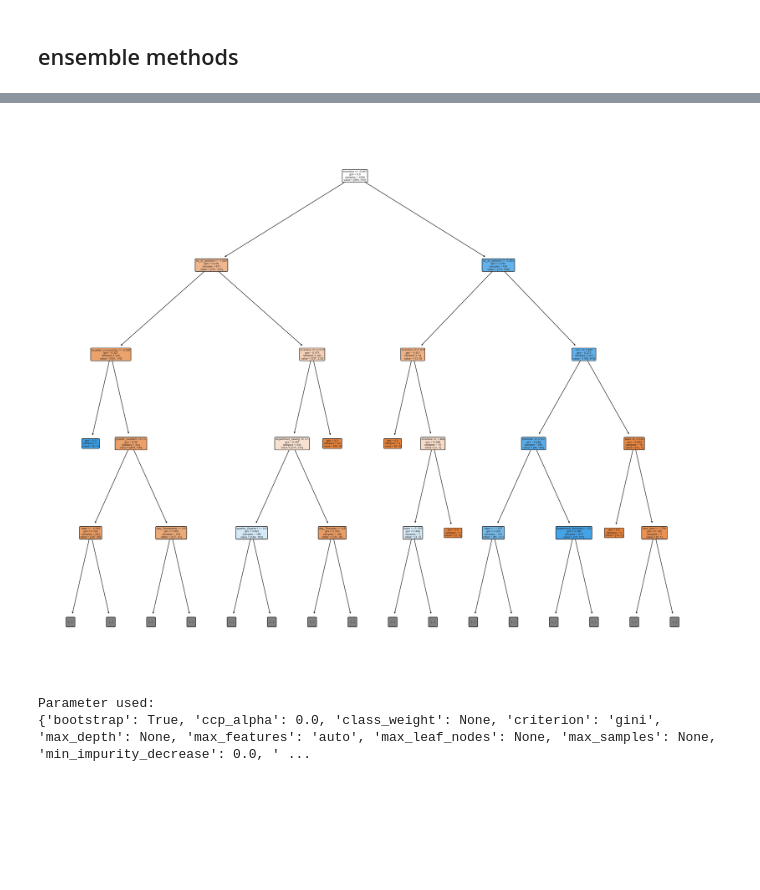
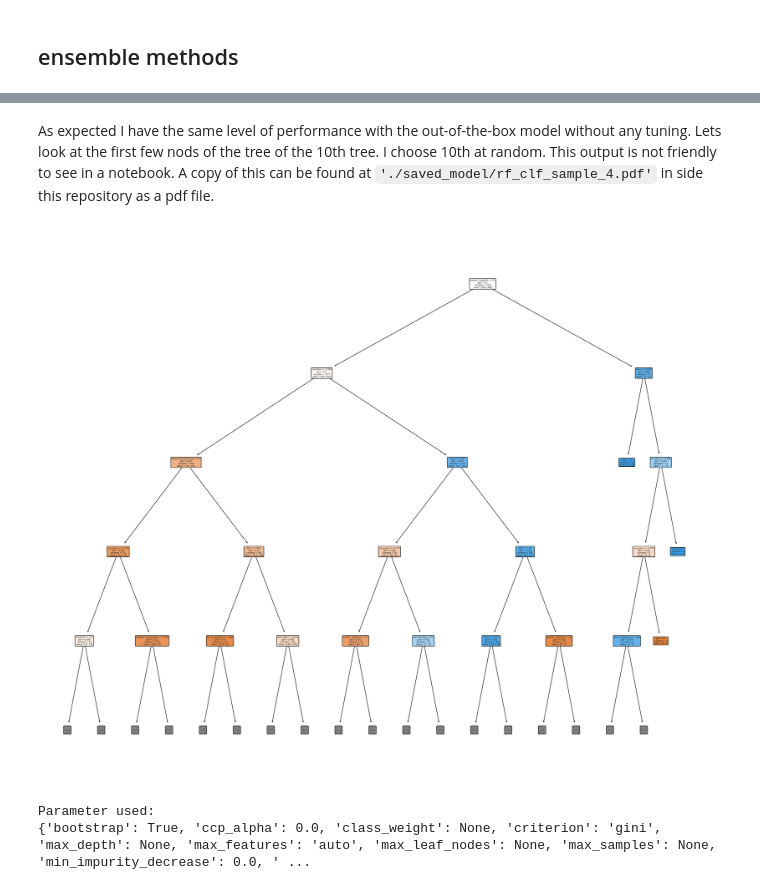
Before and after one commit to tamjid-ahsan/Garment-worker-efficiency, a Jupyter notebook: student_all_finalizing.ipynb, the cells around one changed output, grey strips where cells are left out. Cells and saved outputs as stored; diff of their text form; code cells hidden in the pictures; blank space fills up the shorter version.

```diff
--- a/student_all_finalizing.ipynb
+++ b/student_all_finalizing.ipynb
@@ -1094,17 +1125,19 @@ fun.model_report(rf_clf, X_train_ensbl, y_train, X_test_ensbl,
+# %% [markdown]
+As expected I have the same level of performance with the out-of-the-box model without any tuning. Lets look at the first few nods of the tree of the 10th tree. I choose 10th at random. This output is not friendly to see in a notebook. A copy of this can be found at `'./saved_model/rf_clf_sample_4.pdf'` in side this repository as a pdf file.
 # %%
 with plt.style.context('seaborn'):
     fig, ax = plt.subplots(figsize=(6, 5), dpi=600)
     fig.tight_layout()
-    tree.plot_tree(rf_clf.estimators_[0],
+    tree.plot_tree(rf_clf.estimators_[10],
                    feature_names=X_train_ensbl.columns,
                    max_depth=4,
                    filled=True,
                    rounded=True)
     fig.savefig('./saved_model/rf_clf_sample_4.pdf',
                 dpi=300,
                 orientation='landscape',
                 facecolor='white')
 # %% [output]
-[figure, old version]
+[figure, new version]
 # %%
 # used parameters for the classifier
```
Also changed, not shown: parts of 74 cells of this notebook, 3 other files.
